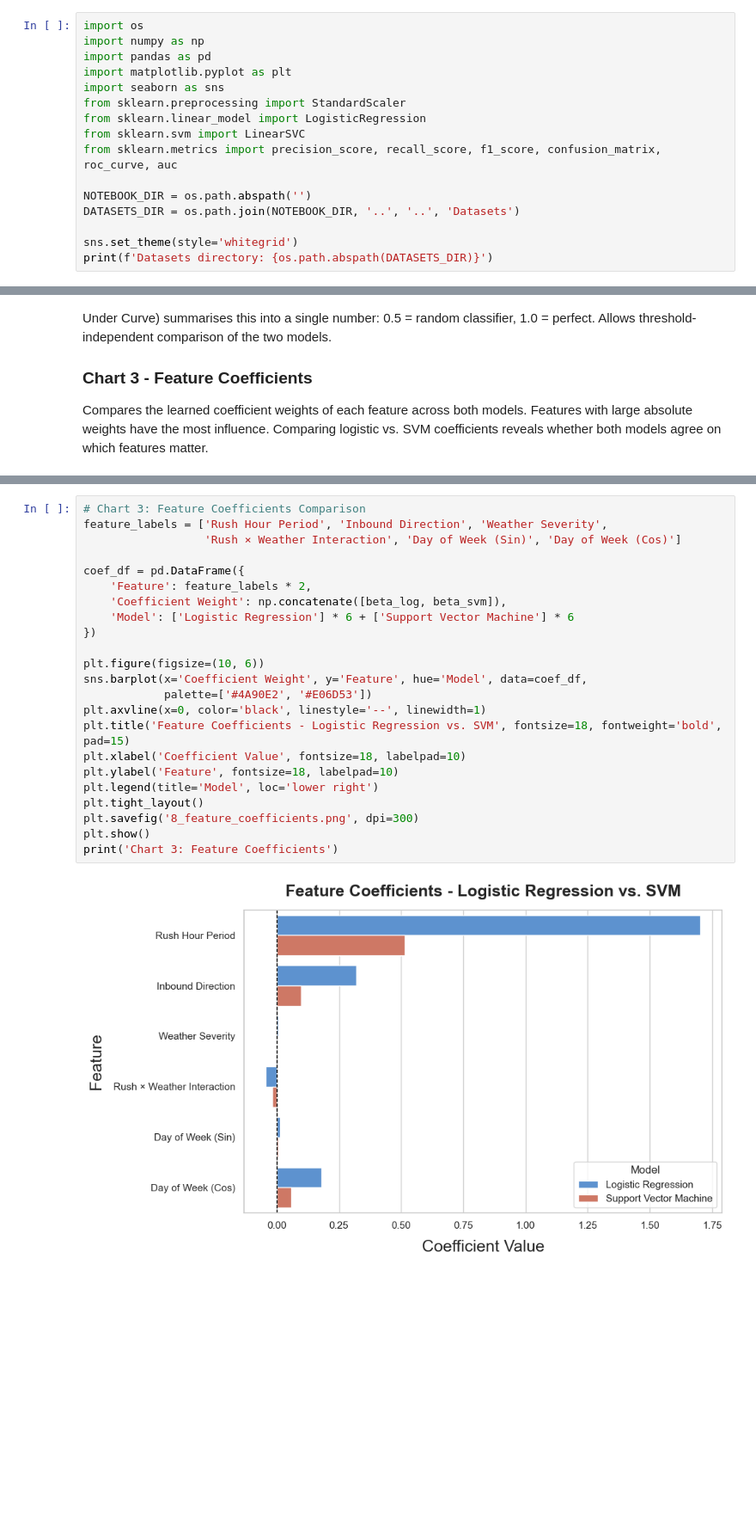
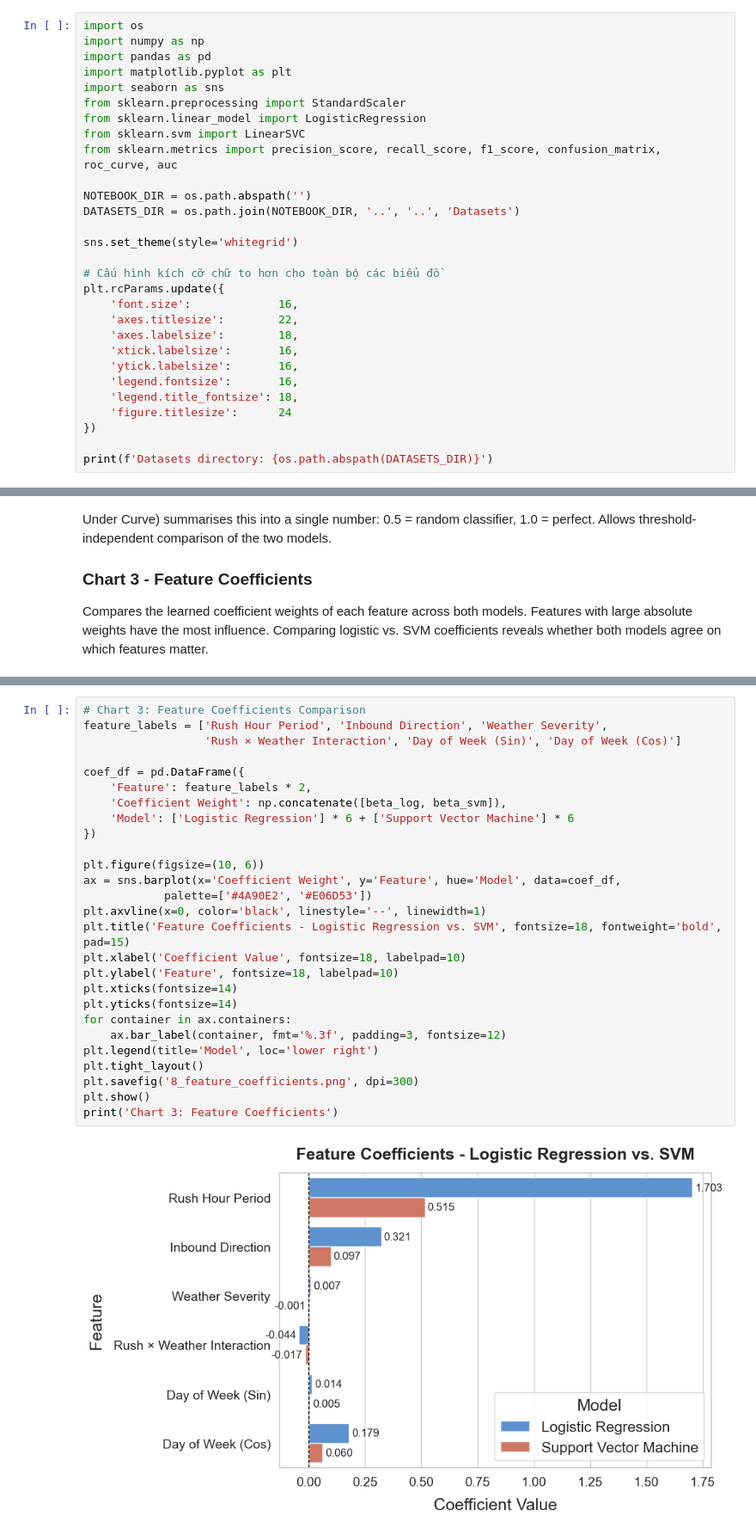
Before and after one commit to EnTeeKiu/FinalDataScience, a Jupyter notebook: Code/Task 2/Supervised_Learning.ipynb, the cells around one changed output, grey strips where cells are left out. Shown at 86% size. Saved outputs shown, nothing was run; the diff lists cells and outputs as text; blank space fills up the shorter version.

```diff
--- a/Code/Task 2/Supervised_Learning.ipynb
+++ b/Code/Task 2/Supervised_Learning.ipynb
@@ -27,5 +27,18 @@ NOTEBOOK_DIR = os.path.abspath('')
 DATASETS_DIR = os.path.join(NOTEBOOK_DIR, '..', '..', 'Datasets')
 
 sns.set_theme(style='whitegrid')
+
+# Cấu hình kích cỡ chữ to hơn cho toàn bộ các biểu đồ
+plt.rcParams.update({
+    'font.size':             16,
+    'axes.titlesize':        22,
+    'axes.labelsize':        18,
+    'xtick.labelsize':       16,
+    'ytick.labelsize':       16,
+    'legend.fontsize':       16,
+    'legend.title_fontsize': 18,
+    'figure.titlesize':      24
+})
+
 print(f'Datasets directory: {os.path.abspath(DATASETS_DIR)}')
 # %% [output]
@@ -353,28 +368,32 @@ Chart 2: ROC Curves
 # %%
 # Chart 3: Feature Coefficients Comparison
 feature_labels = ['Rush Hour Period', 'Inbound Direction', 'Weather Severity',
                   'Rush × Weather Interaction', 'Day of Week (Sin)', 'Day of Week (Cos)']
 
 coef_df = pd.DataFrame({
     'Feature': feature_labels * 2,
     'Coefficient Weight': np.concatenate([beta_log, beta_svm]),
     'Model': ['Logistic Regression'] * 6 + ['Support Vector Machine'] * 6
 })
 
 plt.figure(figsize=(10, 6))
-sns.barplot(x='Coefficient Weight', y='Feature', hue='Model', data=coef_df,
+ax = sns.barplot(x='Coefficient Weight', y='Feature', hue='Model', data=coef_df,
             palette=['#4A90E2', '#E06D53'])
 plt.axvline(x=0, color='black', linestyle='--', linewidth=1)
 plt.title('Feature Coefficients - Logistic Regression vs. SVM', fontsize=18, fontweight='bold', pad=15)
 plt.xlabel('Coefficient Value', fontsize=18, labelpad=10)
 plt.ylabel('Feature', fontsize=18, labelpad=10)
+plt.xticks(fontsize=14)
+plt.yticks(fontsize=14)
+for container in ax.containers:
+    ax.bar_label(container, fmt='%.3f', padding=3, fontsize=12)
 plt.legend(title='Model', loc='lower right')
 plt.tight_layout()
 plt.savefig('8_feature_coefficients.png', dpi=300)
 plt.show()
 print('Chart 3: Feature Coefficients')
 # %% [output]
-[figure, old version]
+[figure, new version]
 Chart 3: Feature Coefficients
 # %% [markdown]
 ## Section 11: Comparative Analysis & Conclusion
```
Also changed, not shown: parts of 3 cells of this notebook, 13 other files.
